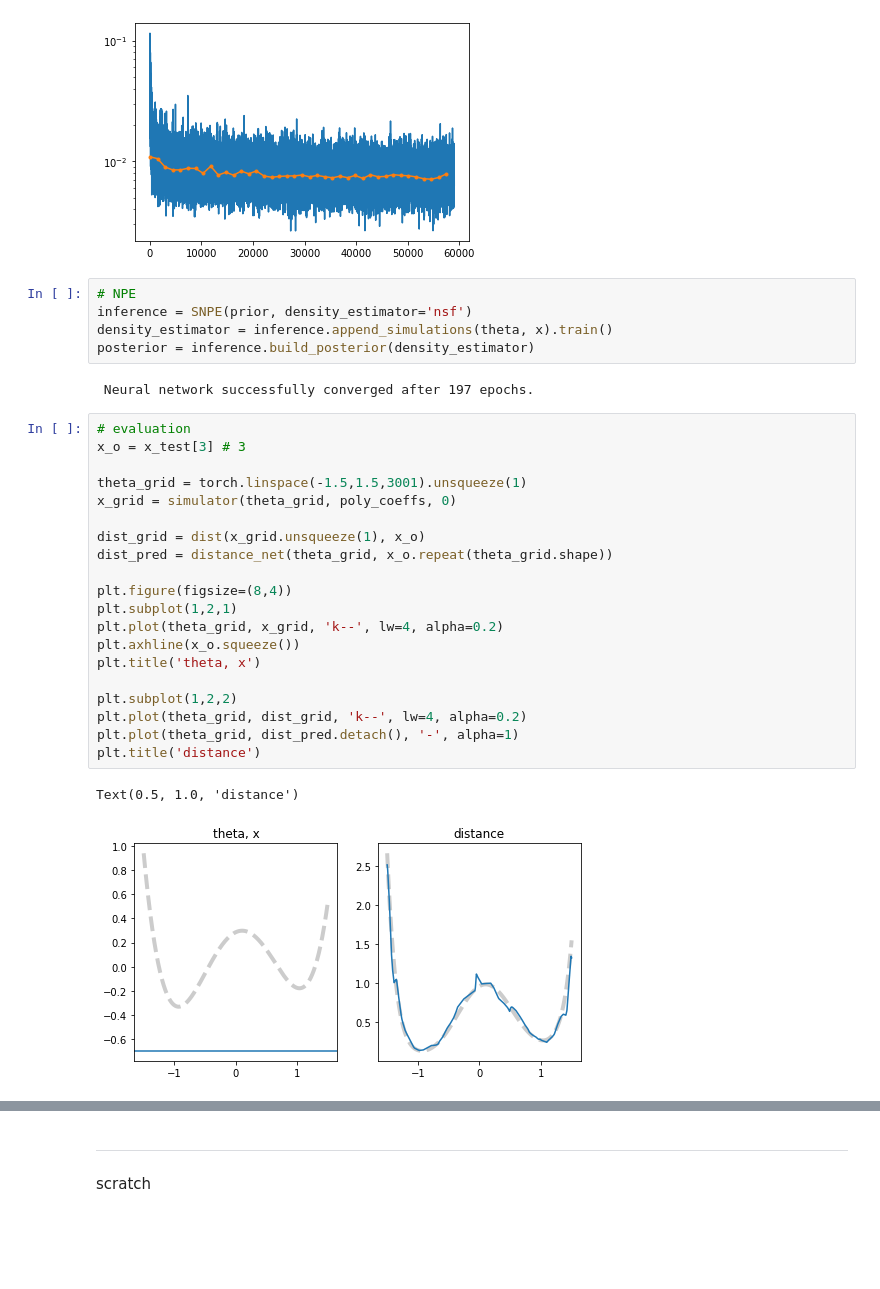
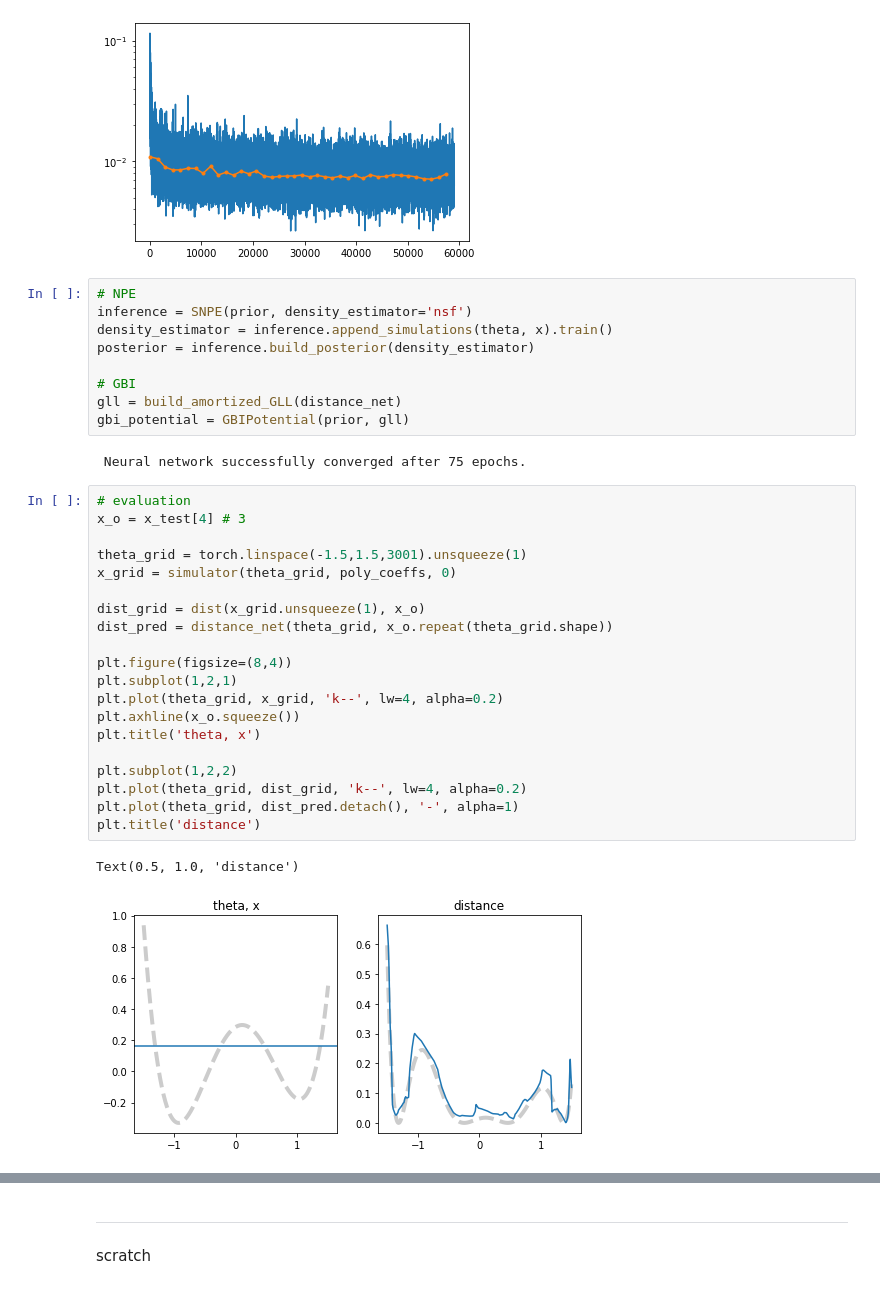
Before and after one commit to mackelab/neuralgbi, a Jupyter notebook: paper/fig4/notebooks/01_distance_learning.ipynb, the cells around one changed output, grey strips where cells are left out. Cells and saved outputs as stored; diff of their text form; blank space fills up the shorter version.

```diff
--- a/paper/fig4/notebooks/01_distance_learning.ipynb
+++ b/paper/fig4/notebooks/01_distance_learning.ipynb
@@ -226,29 +229,33 @@ plt.yscale('log')
 inference = SNPE(prior, density_estimator='nsf')
 density_estimator = inference.append_simulations(theta, x).train()
 posterior = inference.build_posterior(density_estimator)
+
+# GBI
+gll = build_amortized_GLL(distance_net)
+gbi_potential = GBIPotential(prior, gll)
 # %% [output]
- Neural network successfully converged after 197 epochs.
+ Neural network successfully converged after 75 epochs.
 # %%
 # evaluation
-x_o = x_test[3] # 3
+x_o = x_test[4] # 3
 
 theta_grid = torch.linspace(-1.5,1.5,3001).unsqueeze(1)
 x_grid = simulator(theta_grid, poly_coeffs, 0)
 
 dist_grid = dist(x_grid.unsqueeze(1), x_o)
 dist_pred = distance_net(theta_grid, x_o.repeat(theta_grid.shape))
 
 plt.figure(figsize=(8,4))
 plt.subplot(1,2,1)
 plt.plot(theta_grid, x_grid, 'k--', lw=4, alpha=0.2)
 plt.axhline(x_o.squeeze())
 plt.title('theta, x')
 
 plt.subplot(1,2,2)
 plt.plot(theta_grid, dist_grid, 'k--', lw=4, alpha=0.2)
 plt.plot(theta_grid, dist_pred.detach(), '-', alpha=1)
 plt.title('distance')
 # %% [output]
 Text(0.5, 1.0, 'distance')
-[figure, old version]
+[figure, new version]
 # %%
```
Also changed, not shown: parts of 7 cells of this notebook.
